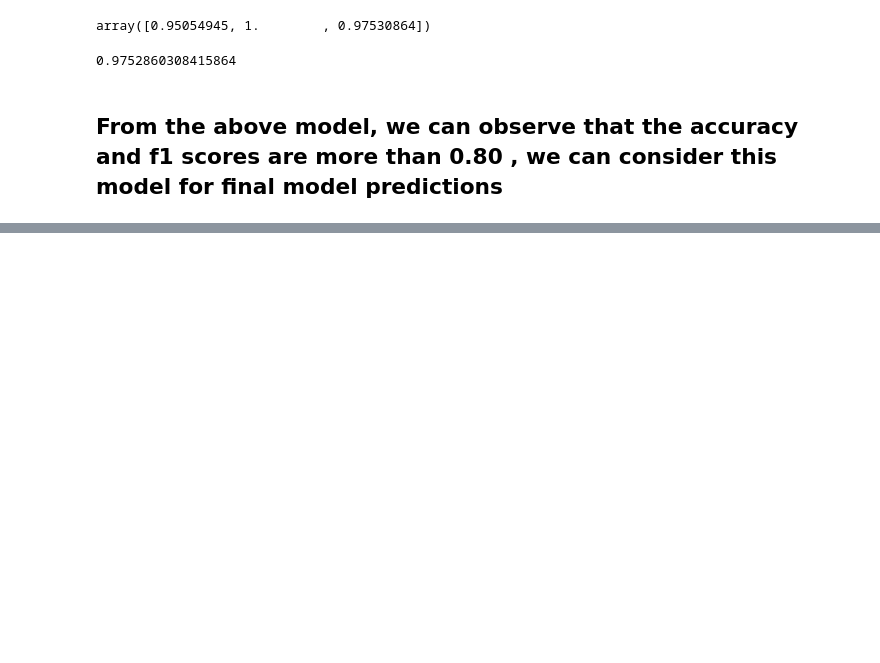
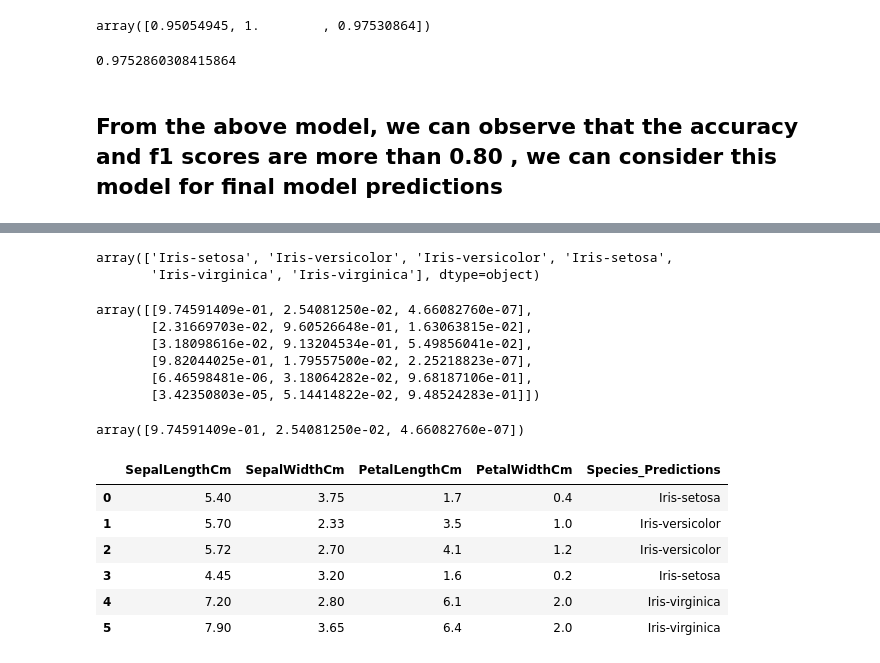
Before and after one commit to Sindhura-tr/Machine-Learning-satsun-5-7, a Jupyter notebook: Classification/Logistic Regression.ipynb, the cells around one changed output, grey strips where cells are left out. Cells and saved outputs as stored; diff of their text form; code cells hidden in the pictures; blank space fills up the shorter version.

Commit message:
logistic model done

```diff
--- a/Classification/Logistic Regression.ipynb
+++ b/Classification/Logistic Regression.ipynb
@@ -250,3 +250,6 @@ scores.mean()
 0.9752860308415864
 # %% [markdown]
 ## From the above model, we can observe that the accuracy and f1 scores are more than 0.80 , we can consider this model for final model predictions
+# %%
+path2 = r"C:\Users\admin\Documents\Sindhura\LMS Basic Python and DA\datasets\sampleIris.csv"
+xnew = pd.read_csv(path2)
@@ -252,0 +270,3 @@ scores.mean()
+# %%
+xnew_pre = num_pipe.transform(xnew)
+xnew_pre
@@ -252,0 +281,31 @@ scores.mean()
+# %%
+preds = model.predict(xnew_pre)
+preds
+# %% [output]
+array(['Iris-setosa', 'Iris-versicolor', 'Iris-versicolor', 'Iris-setosa',
+       'Iris-virginica', 'Iris-virginica'], dtype=object)
+# %%
+probs = model.predict_proba(xnew_pre)
+probs
+# %% [output]
+array([[9.74591409e-01, 2.54081250e-02, 4.66082760e-07],
+       [2.31669703e-02, 9.60526648e-01, 1.63063815e-02],
+       [3.18098616e-02, 9.13204534e-01, 5.49856041e-02],
+       [9.82044025e-01, 1.79557500e-02, 2.25218823e-07],
+       [6.46598481e-06, 3.18064282e-02, 9.68187106e-01],
+       [3.42350803e-05, 5.14414822e-02, 9.48524283e-01]])
+# %%
+probs[0]
+# %% [output]
+array([9.74591409e-01, 2.54081250e-02, 4.66082760e-07])
+# %%
+xnew["Species_Predictions"] = preds
+xnew
+# %% [output]
+|  | SepalLengthCm | SepalWidthCm | PetalLengthCm | PetalWidthCm | Species_Predictions |
+| 0 | 5.40 | 3.75 | 1.7 | 0.4 | Iris-setosa |
+| 1 | 5.70 | 2.33 | 3.5 | 1.0 | Iris-versicolor |
+| 2 | 5.72 | 2.70 | 4.1 | 1.2 | Iris-versicolor |
+| 3 | 4.45 | 3.20 | 1.6 | 0.2 | Iris-setosa |
+| 4 | 7.20 | 2.80 | 6.1 | 2.0 | Iris-virginica |
+| 5 | 7.90 | 3.65 | 6.4 | 2.0 | Iris-virginica |
```
Also changed, not shown: parts of 4 cells of this notebook, 1 other file.
